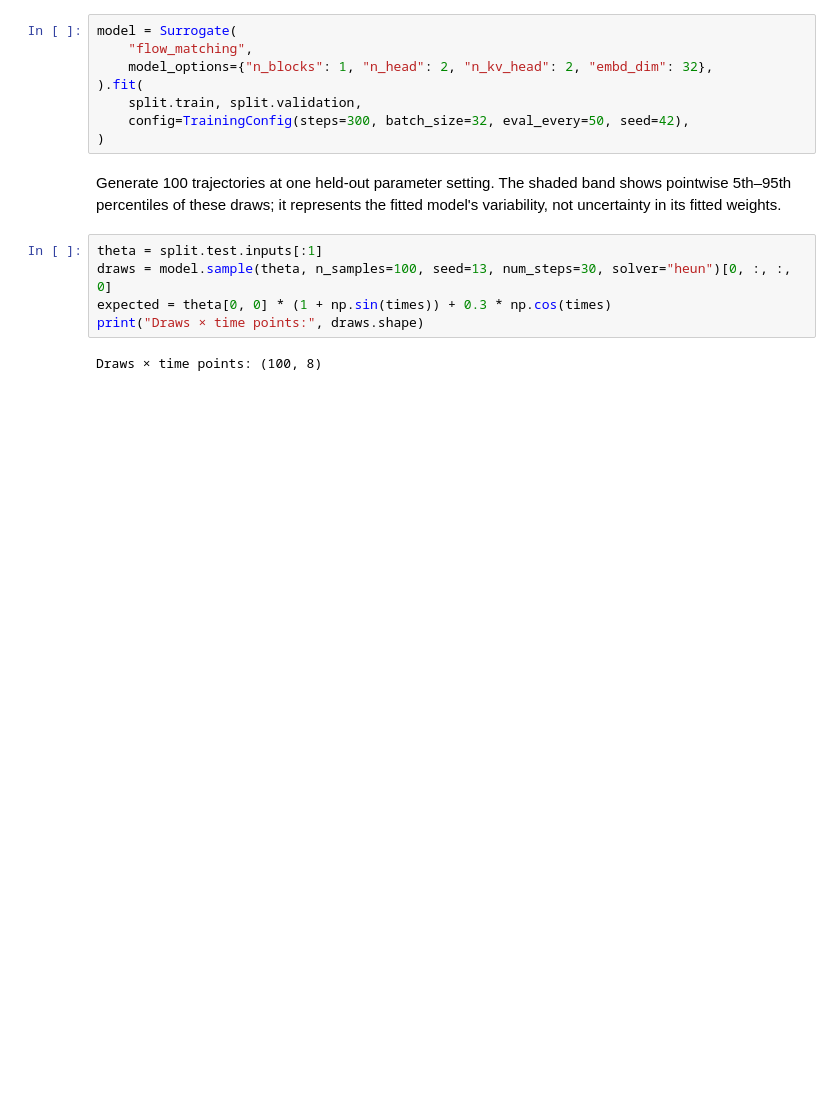
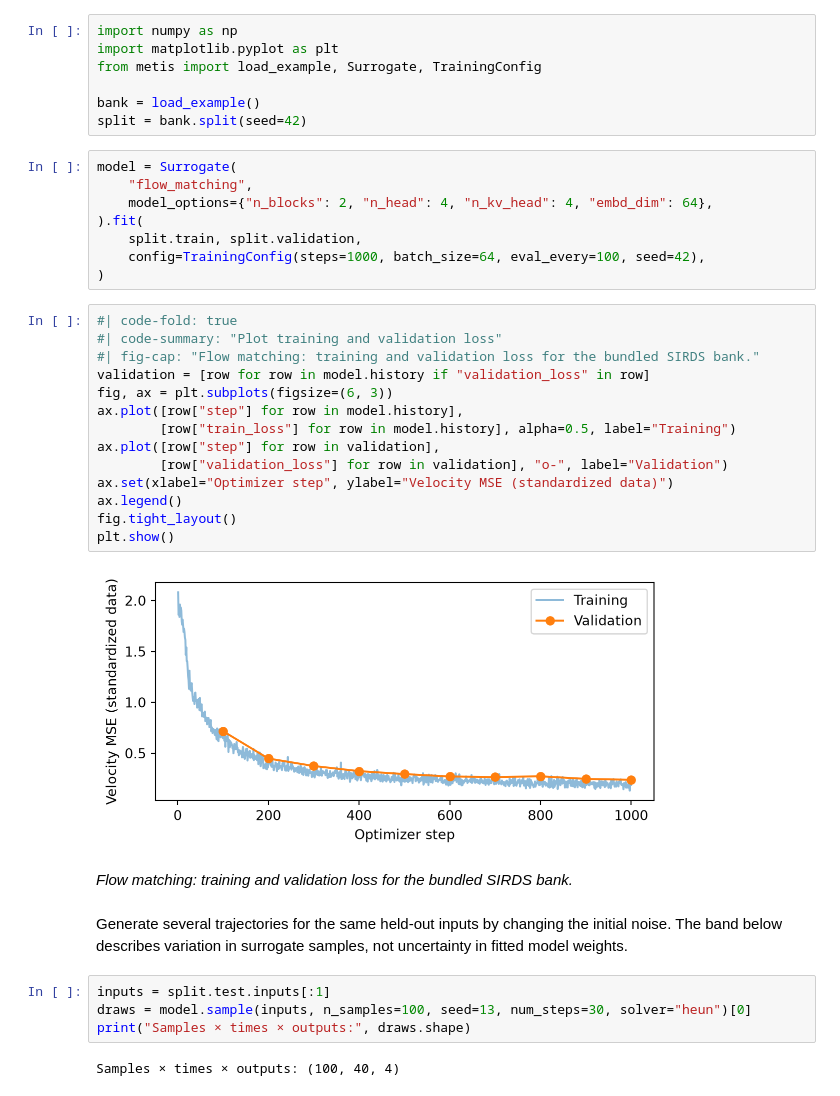
Before and after one commit to OJWatson/metis, a Jupyter notebook: models/flow-matching.ipynb, the cells around one changed output. Saved outputs shown, nothing was run; the diff lists cells and outputs as text; blank space fills up the shorter version.

```diff
--- a/models/flow-matching.ipynb
+++ b/models/flow-matching.ipynb
@@ -206,21 +251,45 @@ split = bank.split(seed=42)
+# %%
+import numpy as np
+import matplotlib.pyplot as plt
+from metis import load_example, Surrogate, TrainingConfig
+
+bank = load_example()
+split = bank.split(seed=42)
 # %%
 model = Surrogate(
     "flow_matching",
-    model_options={"n_blocks": 1, "n_head": 2, "n_kv_head": 2, "embd_dim": 32},
+    model_options={"n_blocks": 2, "n_head": 4, "n_kv_head": 4, "embd_dim": 64},
 ).fit(
     split.train, split.validation,
-    config=TrainingConfig(steps=300, batch_size=32, eval_every=50, seed=42),
+    config=TrainingConfig(steps=1000, batch_size=64, eval_every=100, seed=42),
 )
-# %% [markdown]
-Generate 100 trajectories at one held-out parameter setting. The shaded band
-shows pointwise 5th–95th percentiles of these draws; it represents the fitted
-model's variability, not uncertainty in its fitted weights.
+# %%
+#| code-fold: true
+#| code-summary: "Plot training and validation loss"
+#| fig-cap: "Flow matching: training and validation loss for the bundled SIRDS bank."
+validation = [row for row in model.history if "validation_loss" in row]
+fig, ax = plt.subplots(figsize=(6, 3))
+ax.plot([row["step"] for row in model.history],
+        [row["train_loss"] for row in model.history], alpha=0.5, label="Training")
+ax.plot([row["step"] for row in validation],
+        [row["validation_loss"] for row in validation], "o-", label="Validation")
+ax.set(xlabel="Optimizer step", ylabel="Velocity MSE (standardized data)")
+ax.legend()
+fig.tight_layout()
+plt.show()
+# %% [output]
+[figure, added]
+# %% [markdown]
+*Flow matching: training and validation loss for the bundled SIRDS bank.*
+# %% [markdown]
+Generate several trajectories for the same held-out inputs by changing the
+initial noise. The band below describes variation in surrogate samples, not
+uncertainty in fitted model weights.
 # %%
-theta = split.test.inputs[:1]
-draws = model.sample(theta, n_samples=100, seed=13, num_steps=30, solver="heun")[0, :, :, 0]
-expected = theta[0, 0] * (1 + np.sin(times)) + 0.3 * np.cos(times)
-print("Draws × time points:", draws.shape)
+inputs = split.test.inputs[:1]
+draws = model.sample(inputs, n_samples=100, seed=13, num_steps=30, solver="heun")[0]
+print("Samples × times × outputs:", draws.shape)
 # %% [output]
-Draws × time points: (100, 8)
+Samples × times × outputs: (100, 40, 4)
 # %%
 #| code-fold: true
```
Also changed, not shown: parts of 12 cells of this notebook, 14 other files.
